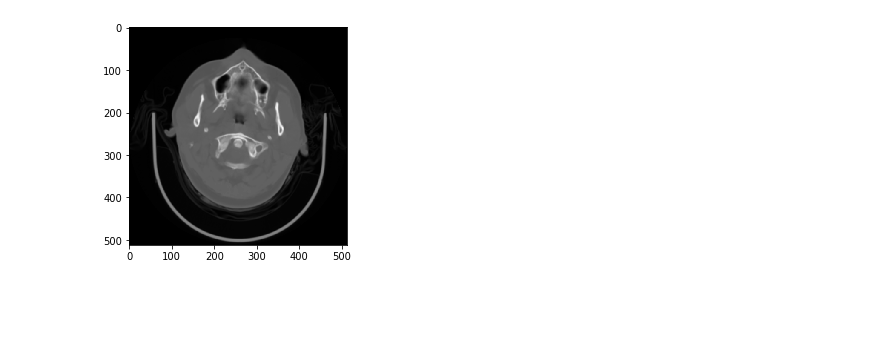
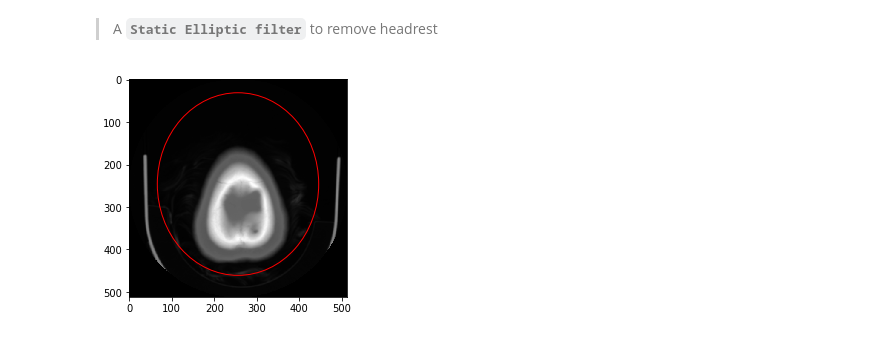
Before and after one commit to harsh1795/CNN-DICOM-Segmentation, a Jupyter notebook: Segmentation_headrest_label.ipynb, the cells around one changed output. Cells and saved outputs as stored; diff of their text form; code cells hidden in the pictures; blank space fills up the shorter version.

Commit message:
final code for headrest segmentation

````diff
--- a/Segmentation_headrest_label.ipynb
+++ b/Segmentation_headrest_label.ipynb
@@ -25,5 +70,5 @@ import pandas as pd
 # %%
-data_path = "/home/ctuser/myData/images/"
+data_path = "/home/ctuser/myData/s219/"
 output_path = working_path = "/home/ctuser/Desktop/Semantic_Seg/data"
 g = glob(data_path + "/*")
 
@@ -42,14 +91,17 @@ First 5 elements:
 # %%
 def load_scan(path):
     slices = [dicom.read_file(path + '/' + s) for s in os.listdir(path)]
+    aa=[]
+    for s in os.listdir(path):
+        aa.append(s)
     slices.sort(key = lambda x: int(x.InstanceNumber))
     try:
         slice_thickness = np.abs(slices[0].ImagePositionPatient[2] - slices[1].ImagePositionPatient[2])
     except:
-        slice_thickness = np.abs(slices[0].SliceLocation - slices[1].SliceLocation)
+       slice_thickness = np.abs(slices[0].SliceLocation - slices[1].SliceLocation)
     for s in slices:
         s.SliceThickness = slice_thickness
-    return slices
+    return aa, slices
 
 def get_pixels_hu(scans):
     image = np.stack([s.pixel_array for s in scans])
@@ -64,15 +116,15 @@ def get_pixels_hu(scans):
     # Convert to Hounsfield units (HU)
     intercept = scans[0].RescaleIntercept
     slope = scans[0].RescaleSlope
-
+    #
     if slope != 1:
         image = slope * image.astype(np.float64)
         image = image.astype(np.int16)
-
+    #
     image += np.int16(intercept)
 
     return np.array(image, dtype=np.int16)
 
-id=438
-patient = load_scan(data_path)
+id=17
+aa, patient = load_scan(data_path)
 imgs = get_pixels_hu(patient)
@@ -92,0 +180,3 @@ plt.show()
+# %%
+imgs = imgs+1024
+imgs=imgs.astype("float32")
@@ -95,0 +224,5 @@ imgs_to_process = np.load(output_path+'fullimages_{}.npy'.format(id))
+# %%
+a = imgs[26]
+fig,ax = plt.subplots(1)
+ax.imshow(a,cmap=plt.cm.gray)
+plt.show()
@@ -96,9 +273,10 @@ imgs_to_process = np.load(output_path+'fullimages_{}.npy'.format(id))
+# %% [markdown]
+> A **```Static Elliptic filter```** to remove headrest
 # %%
-a = imgs_to_process[6]
 fig,ax = plt.subplots(1)
 ax.imshow(a,cmap=plt.cm.gray)
-#ellipse = Ellipse(xy=(256,246), width=380, height=430, edgecolor='r',fill=False, lw=1)
-#ax.add_patch(ellipse)
+ellipse = Ellipse(xy=(256,246), width=380, height=430, edgecolor='r',fill=False, lw=1)
+ax.add_patch(ellipse)
 plt.show()
 # %% [output]
-[figure, old version]
+[figure, new version]
````
Also changed, not shown: parts of 74 cells of this notebook, 10 other files.
